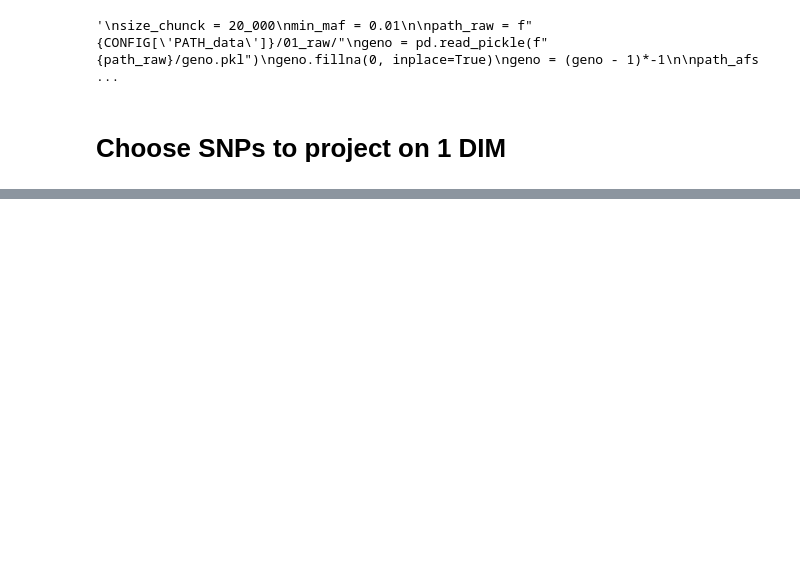
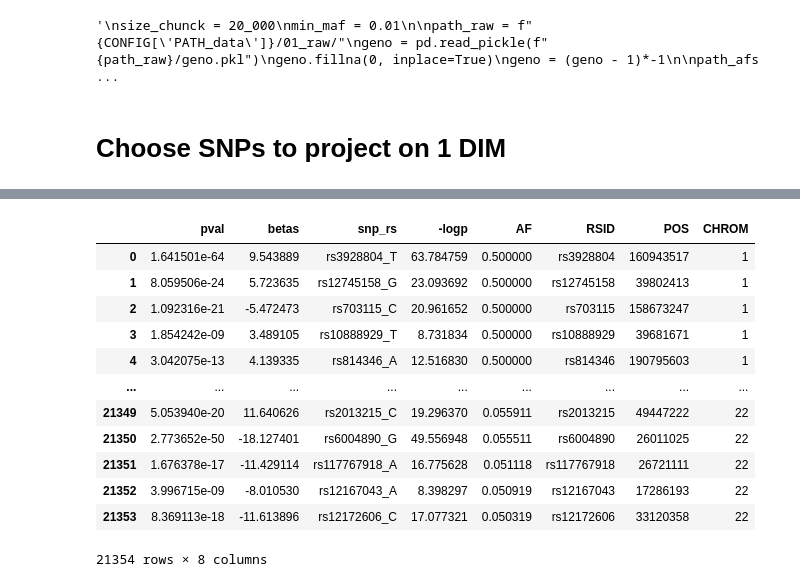
Before and after one commit to mat2m10/pca_projection, a Jupyter notebook: run_test.ipynb, the cells around one changed output, grey strips where cells are left out. Cells and saved outputs as stored; diff of their text form; code cells hidden in the pictures; blank space fills up the shorter version.

```diff
--- a/run_test.ipynb
+++ b/run_test.ipynb
@@ -191 +191,47 @@ genos_pca
 2504 rows × 5 columns
+# %%
+path_input = f"{CONFIG['PATH_data']}/03_macro_similar_AF/"
+chroms = [f for f in os.listdir(path_input) if f.startswith('chrom')]
+p_vals = []
+betas = []
+snps = []
+for chrom in chroms:
+    path_chrom = f"{path_input}/{chrom}"
+    chunks = os.listdir(path_chrom)
+    for chunk in chunks:
+        path_chunk = f"{path_chrom}/{chunk}"
+        geno = pd.read_pickle(path_chunk)
+        for snp in geno.columns:
+            [beta_values, p_values] = ols_regression(genos_pca['PC1'], geno[snp], covs=None)
+            p_vals.append(p_values[snp])
+            betas.append(beta_values[snp])
+            snps.append(snp)
+
+
+p_vals = pd.DataFrame(data = {'pval': p_vals, 'betas':betas, 'snp_rs':snps})
+p_vals['-logp'] = -np.log10(p_vals['pval'])
+# %%
+bonfer = 8.3
+to_keep = p_vals[p_vals['-logp'] > bonfer]
+other = p_vals[p_vals['-logp'] <= bonfer]
+# %%
+pos = pd.read_pickle(f"{CONFIG['PATH_data']}/usefull/allele_frequencies.pkl")
+# %%
+to_keep = pd.merge(to_keep, pos, left_on='snp_rs', right_on='snp_rs', how='inner')
+other = pd.merge(other, pos, left_on='snp_rs', right_on='snp_rs', how='inner')
+# %%
+to_keep
+# %% [output]
+|  | pval | betas | snp_rs | -logp | AF | RSID | POS | CHROM |
+| 0 | 1.641501e-64 | 9.543889 | rs3928804_T | 63.784759 | 0.500000 | rs3928804 | 160943517 | 1 |
+| 1 | 8.059506e-24 | 5.723635 | rs12745158_G | 23.093692 | 0.500000 | rs12745158 | 39802413 | 1 |
+| 2 | 1.092316e-21 | -5.472473 | rs703115_C | 20.961652 | 0.500000 | rs703115 | 158673247 | 1 |
+| 3 | 1.854242e-09 | 3.489105 | rs10888929_T | 8.731834 | 0.500000 | rs10888929 | 39681671 | 1 |
+| 4 | 3.042075e-13 | 4.139335 | rs814346_A | 12.516830 | 0.500000 | rs814346 | 190795603 | 1 |
+| ... | ... | ... | ... | ... | ... | ... | ... | ... |
+| 21349 | 5.053940e-20 | 11.640626 | rs2013215_C | 19.296370 | 0.055911 | rs2013215 | 49447222 | 22 |
+| 21350 | 2.773652e-50 | -18.127401 | rs6004890_G | 49.556948 | 0.055511 | rs6004890 | 26011025 | 22 |
+| 21351 | 1.676378e-17 | -11.429114 | rs117767918_A | 16.775628 | 0.051118 | rs117767918 | 26721111 | 22 |
+| 21352 | 3.996715e-09 | -8.010530 | rs12167043_A | 8.398297 | 0.050919 | rs12167043 | 17286193 | 22 |
+| 21353 | 8.369113e-18 | -11.613896 | rs12172606_C | 17.077321 | 0.050319 | rs12172606 | 33120358 | 22 |
+21354 rows × 8 columns
```
Also changed, not shown: parts of 6 cells of this notebook, 2 other files.
